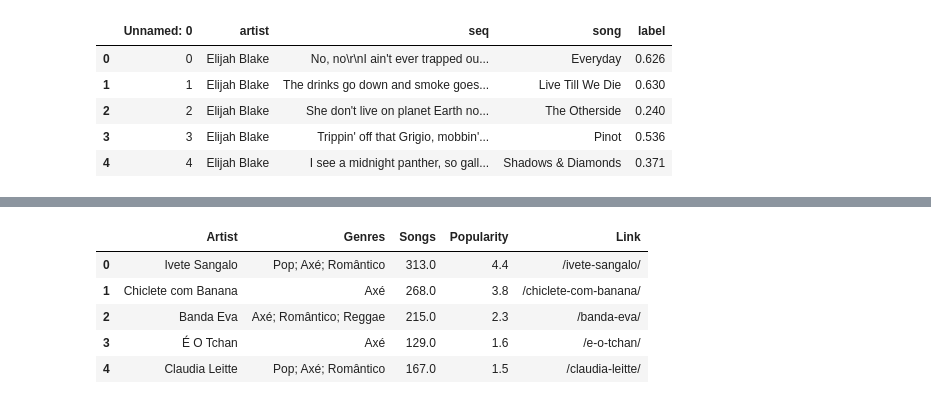
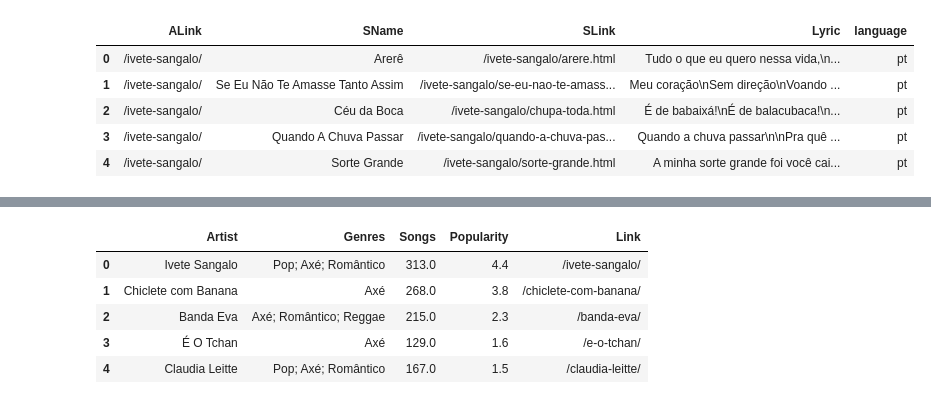
Before and after one commit to HanBiru/text_mining_project-TDDE16, a Jupyter notebook: song_text_data.ipynb, the cells around one changed output, grey strips where cells are left out. Cells and saved outputs as stored; diff of their text form; code cells hidden in the pictures.

```diff
--- a/song_text_data.ipynb
+++ b/song_text_data.ipynb
@@ -10,9 +37,9 @@ audio_raw = pd.read_csv('DATASETS/SpotifyFeatures.csv')
 # %%
-song_texts_raw.head()
+lyrics_data_df.head()
 # %% [output]
-|  | Unnamed: 0 | artist | seq | song | label |
-| 0 | 0 | Elijah Blake | No, no\r\nI ain't ever trapped ou... | Everyday | 0.626 |
-| 1 | 1 | Elijah Blake | The drinks go down and smoke goes... | Live Till We Die | 0.630 |
-| 2 | 2 | Elijah Blake | She don't live on planet Earth no... | The Otherside | 0.240 |
-| 3 | 3 | Elijah Blake | Trippin' off that Grigio, mobbin'... | Pinot | 0.536 |
-| 4 | 4 | Elijah Blake | I see a midnight panther, so gall... | Shadows & Diamonds | 0.371 |
+|  | ALink | SName | SLink | Lyric | language |
+| 0 | /ivete-sangalo/ | Arerê | /ivete-sangalo/arere.html | Tudo o que eu quero nessa vida,\n... | pt |
+| 1 | /ivete-sangalo/ | Se Eu Não Te Amasse Tanto Assim | /ivete-sangalo/se-eu-nao-te-amass... | Meu coração\nSem direção\nVoando ... | pt |
+| 2 | /ivete-sangalo/ | Céu da Boca | /ivete-sangalo/chupa-toda.html | É de babaixá!\nÉ de balacubaca!\n... | pt |
+| 3 | /ivete-sangalo/ | Quando A Chuva Passar | /ivete-sangalo/quando-a-chuva-pas... | Quando a chuva passar\n\nPra quê ... | pt |
+| 4 | /ivete-sangalo/ | Sorte Grande | /ivete-sangalo/sorte-grande.html | A minha sorte grande foi você cai... | pt |
```
Also changed, not shown: parts of 38 cells of this notebook, 1 other file.
